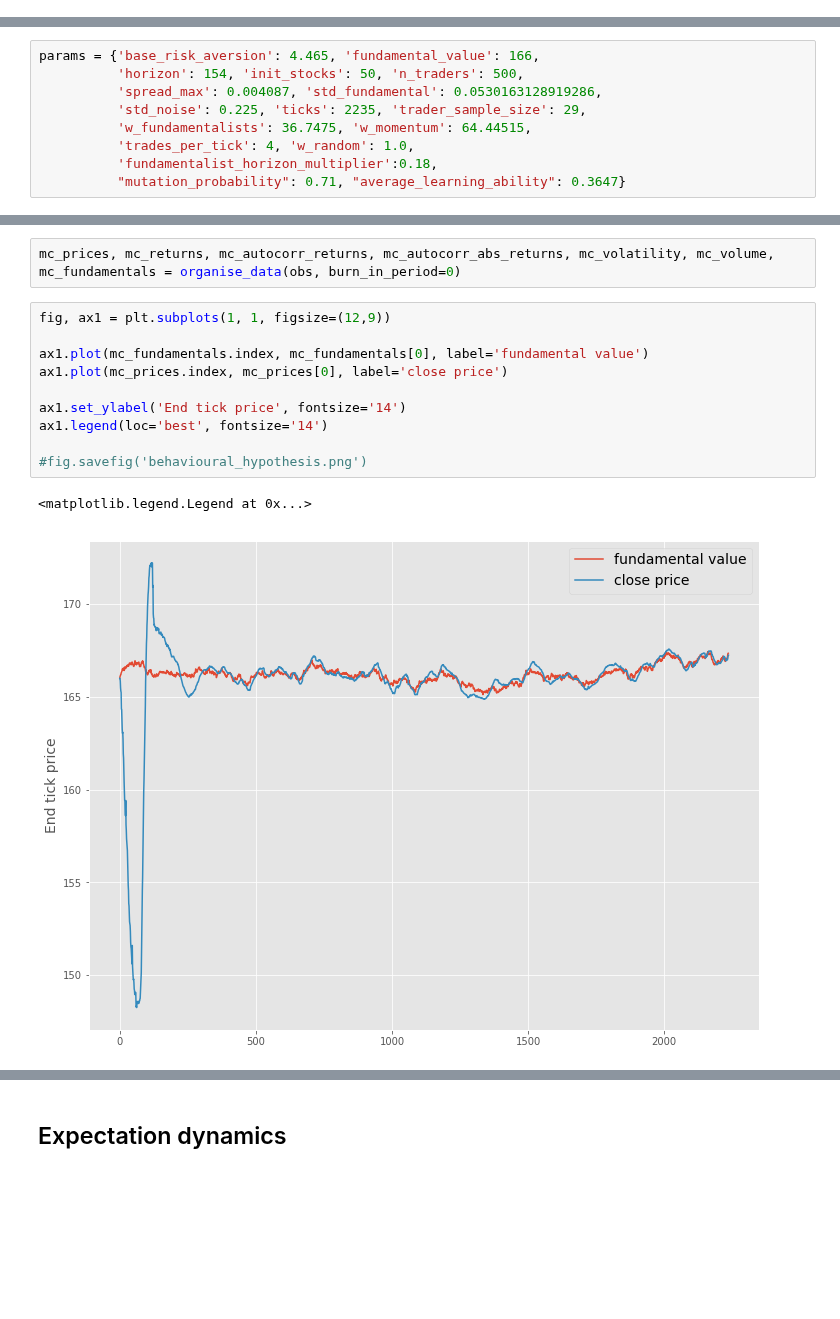
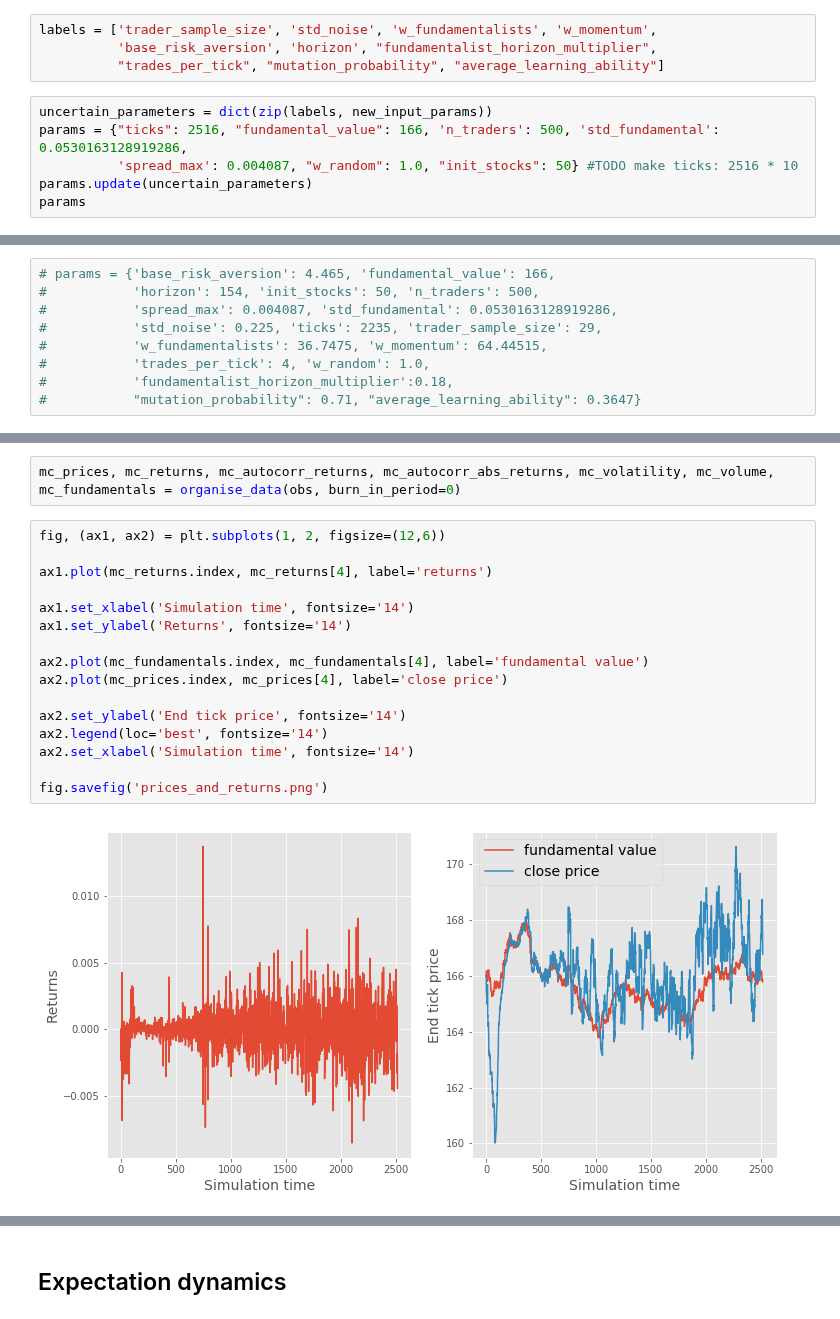
Before and after one commit to joerischasfoort/sim-fin-abm, a Jupyter notebook: distribution_model_dynamics.ipynb, the cells around one changed output, grey strips where cells are left out. Drawn from its saved outputs; the diff is of its cells as text; blank space fills up the shorter version.

```diff
--- a/distribution_model_dynamics.ipynb
+++ b/distribution_model_dynamics.ipynb
@@ -27,0 +90,10 @@ NRUNS = 3
+# %%
+labels = ['trader_sample_size', 'std_noise', 'w_fundamentalists', 'w_momentum',
+          'base_risk_aversion', 'horizon', "fundamentalist_horizon_multiplier",
+          "trades_per_tick", "mutation_probability", "average_learning_ability"]
+# %%
+uncertain_parameters = dict(zip(labels, new_input_params))
+params = {"ticks": 2516, "fundamental_value": 166, 'n_traders': 500, 'std_fundamental': 0.0530163128919286,
+          'spread_max': 0.004087, "w_random": 1.0, "init_stocks": 50} #TODO make ticks: 2516 * 10
+params.update(uncertain_parameters)
+params
@@ -28,12 +118,12 @@ NRUNS = 3
 # %%
-params = {'base_risk_aversion': 4.465, 'fundamental_value': 166,
-          'horizon': 154, 'init_stocks': 50, 'n_traders': 500,
-          'spread_max': 0.004087, 'std_fundamental': 0.0530163128919286,
-          'std_noise': 0.225, 'ticks': 2235, 'trader_sample_size': 29,
-          'w_fundamentalists': 36.7475, 'w_momentum': 64.44515,
-          'trades_per_tick': 4, 'w_random': 1.0,
-          'fundamentalist_horizon_multiplier':0.18,
-          "mutation_probability": 0.71, "average_learning_ability": 0.3647}
+# params = {'base_risk_aversion': 4.465, 'fundamental_value': 166,
+#           'horizon': 154, 'init_stocks': 50, 'n_traders': 500,
+#           'spread_max': 0.004087, 'std_fundamental': 0.0530163128919286,
+#           'std_noise': 0.225, 'ticks': 2235, 'trader_sample_size': 29,
+#           'w_fundamentalists': 36.7475, 'w_momentum': 64.44515,
+#           'trades_per_tick': 4, 'w_random': 1.0,
+#           'fundamentalist_horizon_multiplier':0.18,
+#           "mutation_probability": 0.71, "average_learning_ability": 0.3647}
 # %% [markdown]
 ## Run model
 # %%
@@ -51,15 +145,20 @@ Start of simulation  0
 # %%
 mc_prices, mc_returns, mc_autocorr_returns, mc_autocorr_abs_returns, mc_volatility, mc_volume, mc_fundamentals = organise_data(obs, burn_in_period=0)
 # %%
-fig, ax1 = plt.subplots(1, 1, figsize=(12,9))
+fig, (ax1, ax2) = plt.subplots(1, 2, figsize=(12,6))
 
-ax1.plot(mc_fundamentals.index, mc_fundamentals[0], label='fundamental value')
-ax1.plot(mc_prices.index, mc_prices[0], label='close price')
+ax1.plot(mc_returns.index, mc_returns[4], label='returns')
 
-ax1.set_ylabel('End tick price', fontsize='14')
-ax1.legend(loc='best', fontsize='14')
+ax1.set_xlabel('Simulation time', fontsize='14')
+ax1.set_ylabel('Returns', fontsize='14')
 
-#fig.savefig('behavioural_hypothesis.png')
+ax2.plot(mc_fundamentals.index, mc_fundamentals[4], label='fundamental value')
+ax2.plot(mc_prices.index, mc_prices[4], label='close price')
+
+ax2.set_ylabel('End tick price', fontsize='14')
+ax2.legend(loc='best', fontsize='14')
+ax2.set_xlabel('Simulation time', fontsize='14')
+
+fig.savefig('prices_and_returns.png')
 # %% [output]
-<matplotlib.legend.Legend at 0x...>
-[figure, old version]
+[figure, new version]
```
Also changed, not shown: parts of 33 cells of this notebook, 5 other files.
